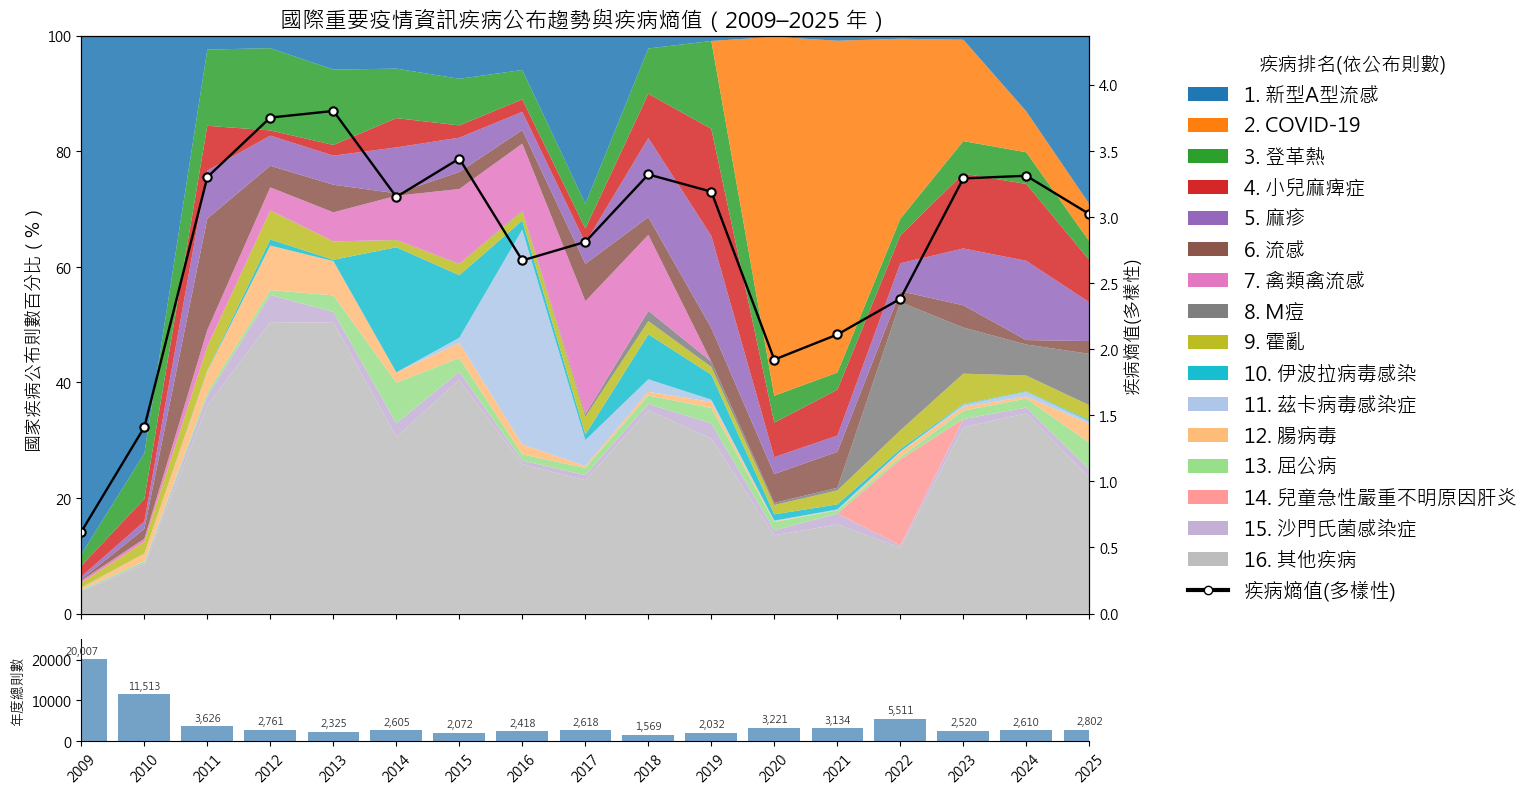
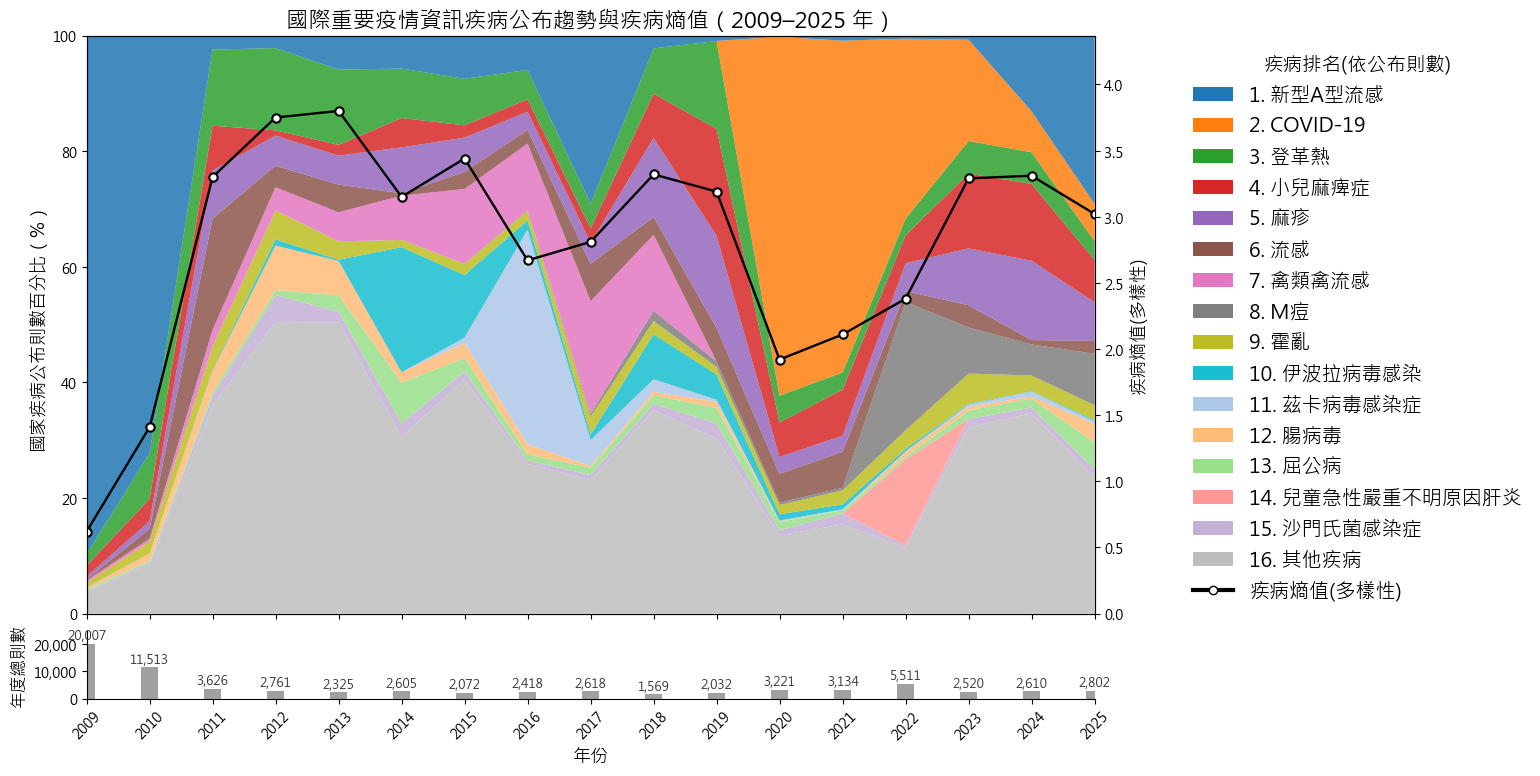
Code edit (unified diff) that turned the first committed figure into the second:
--- before
+++ after
@@ -40,5 +40,5 @@
 
 # sub-axis: same left/width, short height just below main
-ax_bar = fig.add_axes([0.07, 0.07, 0.72, 0.12])
+ax_bar = fig.add_axes([0.07, 0.12, 0.72, 0.08])
 
 # ========= Main plot: stacked area =========
@@ -87,7 +87,7 @@
 
 # bar width slightly under 1 year in days
-bar_width = pd.Timedelta(days=300)
+bar_width = pd.Timedelta(days=100)
 
-ax_bar.bar(bar_x, bar_y, width=bar_width, color='steelblue', alpha=0.75, linewidth=0)
+ax_bar.bar(bar_x, bar_y, width=bar_width, color='grey', alpha=0.75, linewidth=0)
 
 # label each bar with its count
@@ -97,5 +97,5 @@
         f'{int(yi):,}',
         ha='center', va='bottom',
-        fontsize=7.5, color='#333333'
+        fontsize=9, color='#333333'
     )
 
@@ -103,10 +103,12 @@
 ax_bar.set_xticks(years)
 ax_bar.set_xticklabels([y.year for y in years], rotation=45, fontsize=10)
-ax_bar.set_ylabel('年度總則數', fontsize=10)
+ax_bar.set_ylabel('年度總則數', fontsize=12)
 ax_bar.set_ylim(0, annual_totals.max() * 1.25)   # headroom for labels
 ax_bar.yaxis.set_major_locator(mticker.MaxNLocator(nbins=3, integer=True))
+ax_bar.yaxis.set_major_formatter(mticker.FuncFormatter(lambda x, _: f'{int(x):,}'))
+
 ax_bar.spines[['top', 'right']].set_visible(False)
 ax_bar.margins(x=0)
-
+ax_bar.set_xlabel('年份', fontsize=13)
 # ========= Legend (attached to main ax) =========
 from matplotlib.patches import Patch
@@ -136,4 +138,4 @@
 )
 
-# plt.savefig("output/plot_publication/disease_proportion_annual_trend.png", dpi=300, bbox_inches='tight')
+plt.savefig("output/plot_publication/disease_proportion_annual_trend.png", dpi=300, bbox_inches='tight')
 plt.show()

Commit: added barplot to disease proportion plot.